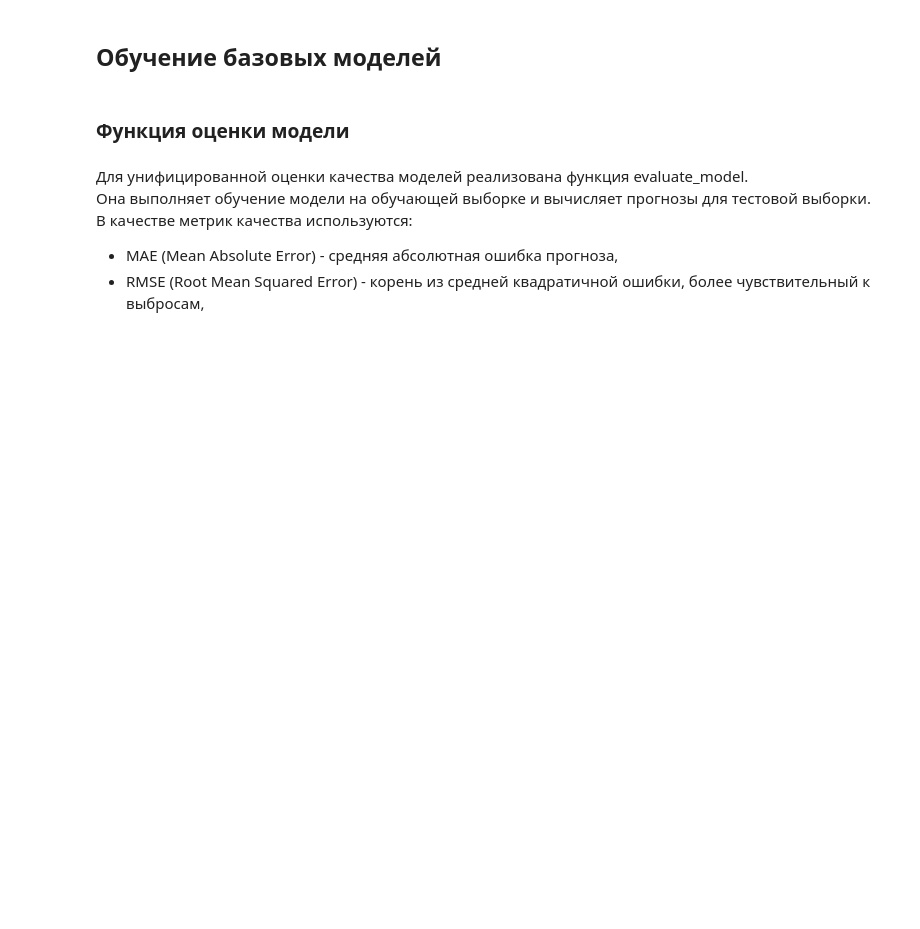
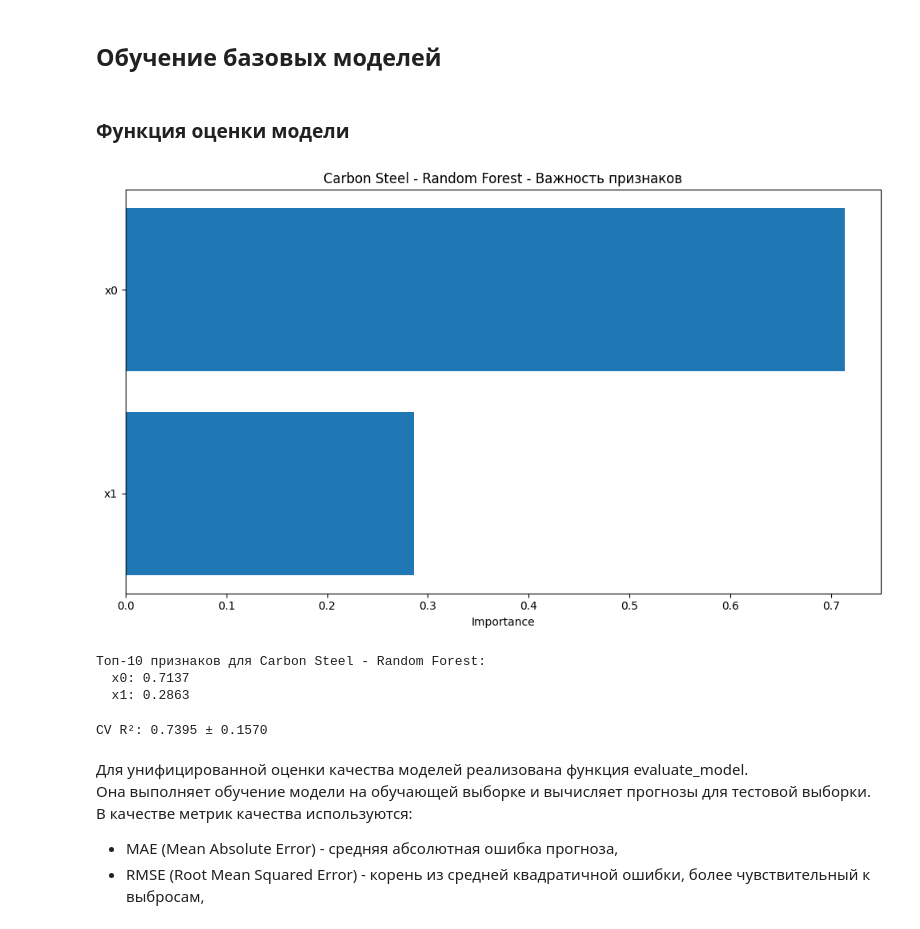
Before and after one commit to IlyaSv1/steel_predictor_app, a Jupyter notebook: data_analysis/modeling.ipynb, the cells around one changed output. Saved outputs shown, nothing was run; the diff lists cells and outputs as text; code cells hidden in the pictures; blank space fills up the shorter version.

Commit message:
Изменены модели

```diff
--- a/data_analysis/modeling.ipynb
+++ b/data_analysis/modeling.ipynb
@@ -65,6 +68,15 @@ Xs_train, Xs_test, ys_train, ys_test = train_test_split(
 Фиксированное значение random_state обеспечивает воспроизводимость результатов экспериментов.
 # %% [markdown]
 ## Масштабирование признаков
+# %%
+from sklearn.preprocessing import PolynomialFeatures
+
+def add_polynomial_features(X, X_test, degree=2, include_bias=False):
+    """Добавляет полиномиальные признаки и взаимодействия"""
+    poly = PolynomialFeatures(degree=degree, include_bias=include_bias, interaction_only=False)
+    X_poly = poly.fit_transform(X)
+    X_test_poly = poly.transform(X_test)
+    return X_poly, X_test_poly, poly.get_feature_names_out()
 # %%
 scaler_carbon = StandardScaler()
 Xc_train_scaled = scaler_carbon.fit_transform(Xc_train)
@@ -91,6 +115,62 @@ def evaluate_model(model, X_train, X_test, y_train, y_test):
     r2 = r2_score(y_test, y_pred)
 
     return mae, rmse, r2
+
+def plot_feature_importance(model, feature_names, title, top_n=10):
+    """Визуализация важности признаков"""
+    import matplotlib.pyplot as plt
+    import numpy as np
+
+    if hasattr(model, 'feature_importances_'):
+        importances = model.feature_importances_
+    elif hasattr(model, 'coef_'):
+        importances = np.abs(model.coef_[0]) if model.coef_.ndim > 1 else np.abs(model.coef_)
+    else:
+        return
+
+    indices = np.argsort(importances)[::-1][:top_n]
+
+    plt.figure(figsize=(10, 6))
+    plt.title(f'{title} - Важность признаков')
+    plt.barh(range(len(indices)), importances[indices][::-1])
+    plt.yticks(range(len(indices)), [feature_names[i] for i in indices][::-1])
+    plt.xlabel('Importance')
+    plt.tight_layout()
+    plt.show()
+
+    # Вывод топ-признаков
+    print(f"\nТоп-{top_n} признаков для {title}:")
+    for i in indices:
+        print(f"  {feature_names[i]}: {importances[i]:.4f}")
+# %%
+# Для углеродистых сталей
+plot_feature_importance(
+    best_rf,
+    list(poly_names) + ['Conditions_encoded', 'SAE_Class'],
+    'Carbon Steel - Random Forest'
+)
+# %% [output]
+[figure, added]
+Топ-10 признаков для Carbon Steel - Random Forest:
+  x0: 0.7137
+  x1: 0.2863
+# %%
+from sklearn.model_selection import cross_val_score
+
+def evaluate_with_cv(model, X, y, cv=5, scoring='r2'):
+    """Оценка модели с кросс-валидацией"""
+    scores = cross_val_score(model, X, y, cv=cv, scoring=scoring, n_jobs=-1)
+    return {
+        'mean_r2': scores.mean(),
+        'std_r2': scores.std(),
+        'scores': scores
+    }
+
+# Пример использования:
+cv_results = evaluate_with_cv(best_rf, Xc_train_scaled, yc_train['UTS (MPa)'])
+print(f"CV R²: {cv_results['mean_r2']:.4f} ± {cv_results['std_r2']:.4f}")
+# %% [output]
+CV R²: 0.7395 ± 0.1570
 # %% [markdown]
 Для унифицированной оценки качества моделей реализована функция evaluate_model.
 Она выполняет обучение модели на обучающей выборке и вычисляет прогнозы для тестовой выборки.
```
Also changed, not shown: parts of 17 cells of this notebook, 13 other files.
